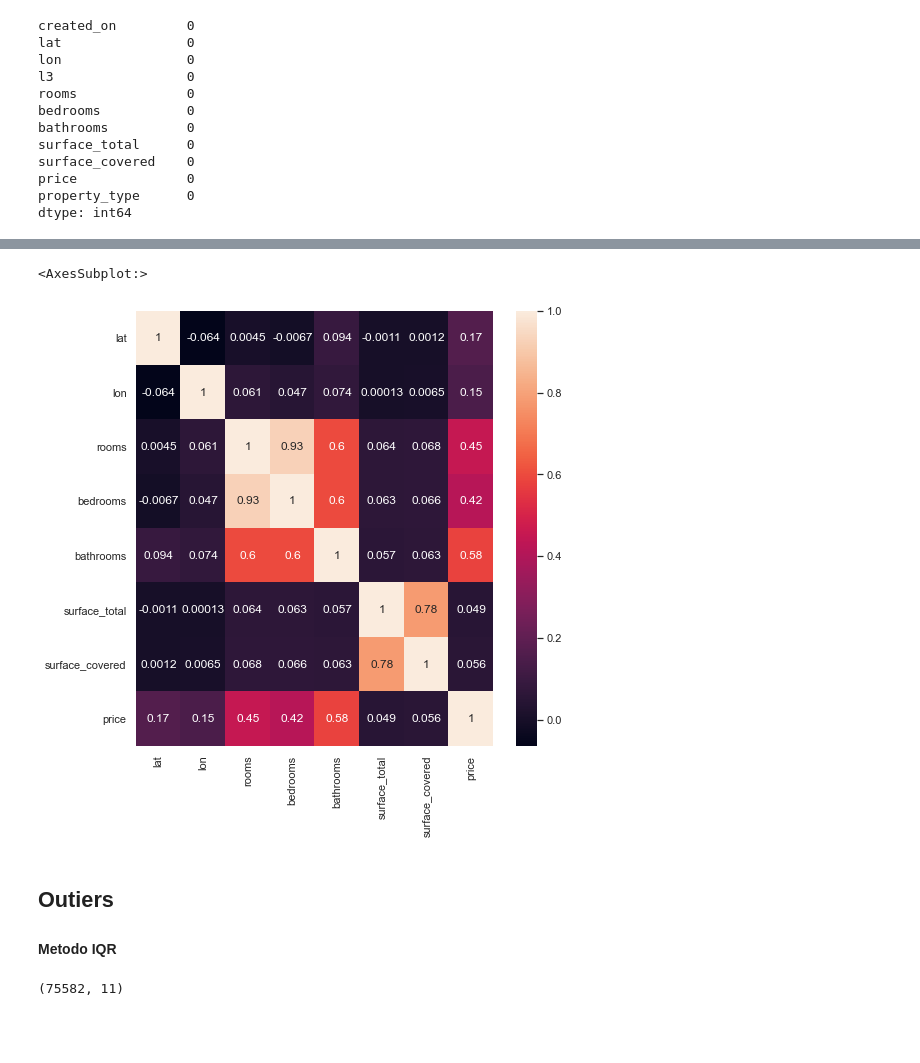
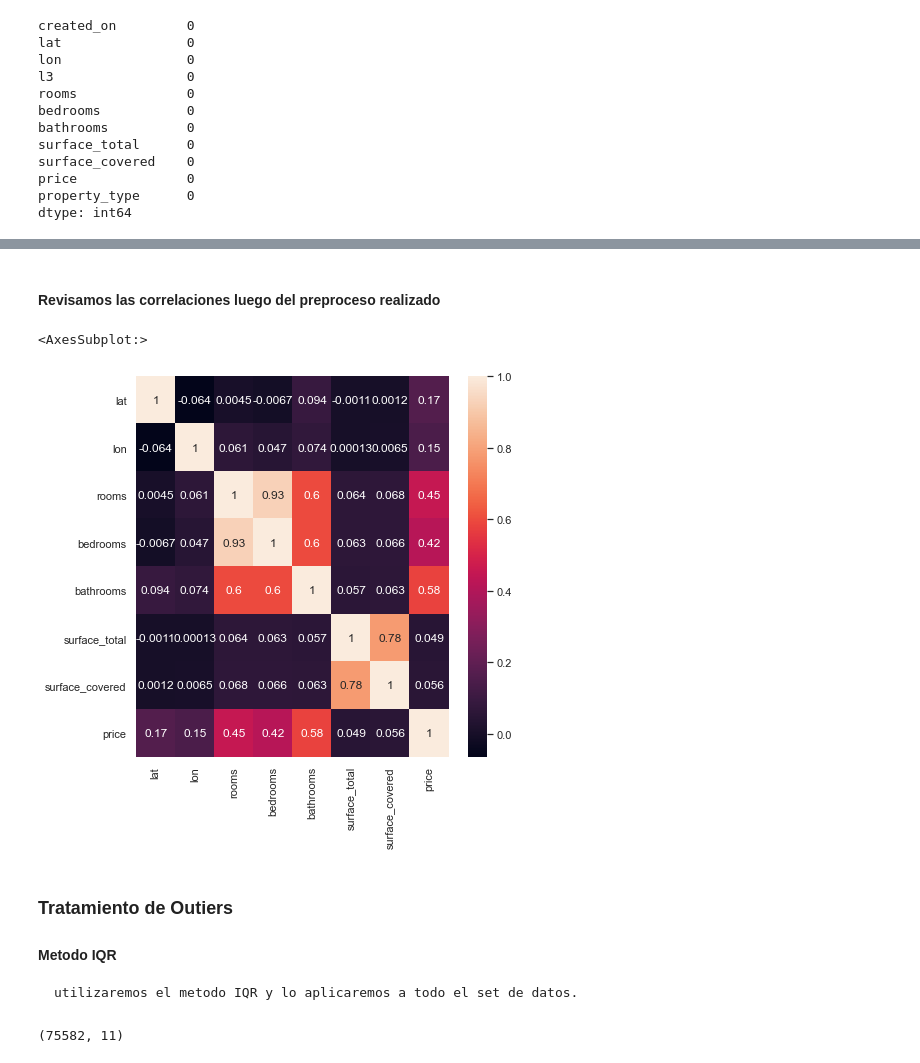
Before and after one commit to leobrandoon/house_price_prediction_v2, a Jupyter notebook: LeonardoGonzalez_Proyecto_02.ipynb, the cells around one changed output, grey strips where cells are left out. Drawn from its saved outputs; the diff is of its cells as text; code cells hidden in the pictures; blank space fills up the shorter version.

Commit message:
Parte A finalizada
Mejora en el proceso de datos
Corrección de formato
comentarios
conclusiones parte A

```diff
--- a/LeonardoGonzalez_Proyecto_02.ipynb
+++ b/LeonardoGonzalez_Proyecto_02.ipynb
@@ -390,10 +441,14 @@ df_cf4.shape
+# %% [markdown]
+#### Revisamos las correlaciones luego del preproceso realizado
 # %%
-fig =plt.subplots(figsize=(8,8))
+fig =plt.subplots(figsize=(7,7))
 sns.heatmap(df_cf4.corr(), annot=True)
 # %% [output]
 <AxesSubplot:>
-[figure, old version]
+[figure, new version]
 # %% [markdown]
-## Outiers
+### Tratamiento de Outiers
 
 #### Metodo IQR
+
+    utilizaremos el metodo IQR y lo aplicaremos a todo el set de datos.
```
Also changed, not shown: parts of 121 cells of this notebook.
